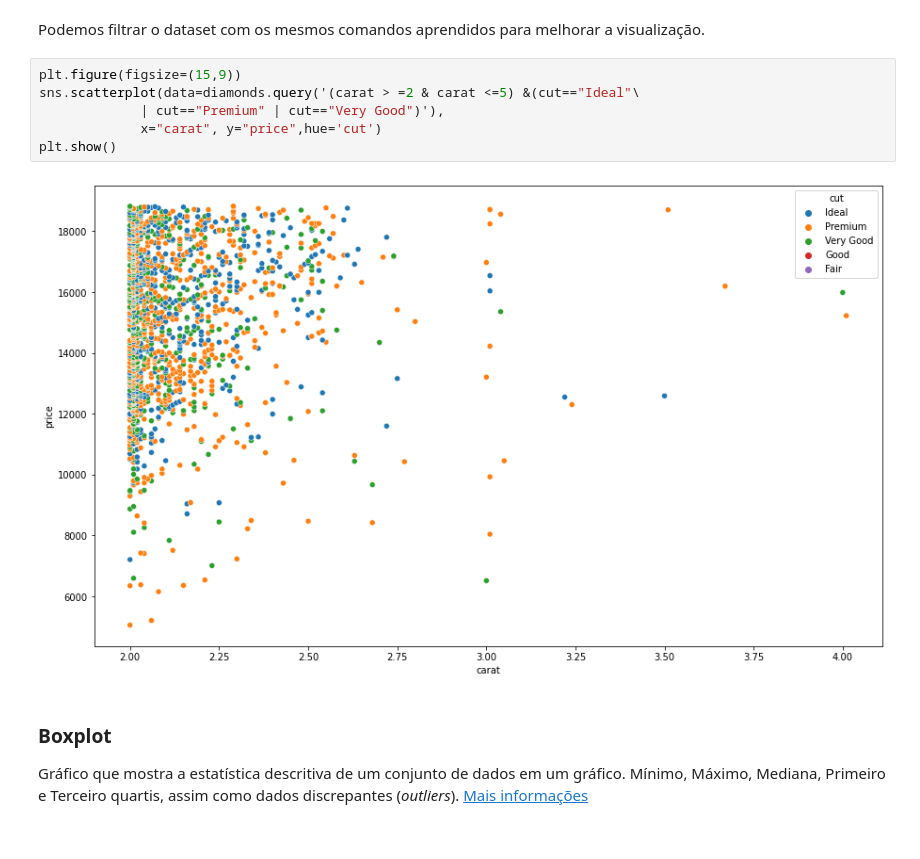
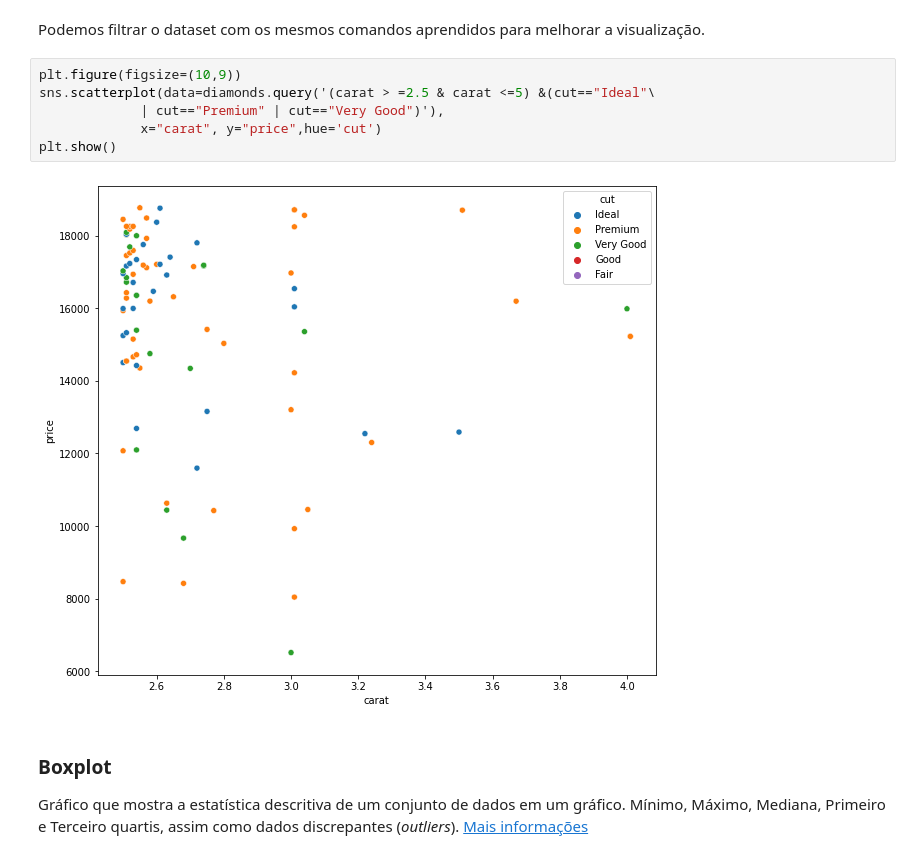
Before and after one commit to FilipeLima/Intro-Pandas, a Jupyter notebook: Workshop.ipynb, the cells around one changed output. Drawn from its saved outputs; the diff is of its cells as text.

```diff
--- a/Workshop.ipynb
+++ b/Workshop.ipynb
@@ -186,13 +466,13 @@ plt.show()
 # %% [markdown]
 Podemos filtrar o dataset com os mesmos comandos aprendidos para melhorar a visualização.
 # %%
-plt.figure(figsize=(15,9))
-sns.scatterplot(data=diamonds.query('(carat > =2 & carat <=5) &(cut=="Ideal"\
+plt.figure(figsize=(10,9))
+sns.scatterplot(data=diamonds.query('(carat > =2.5 & carat <=5) &(cut=="Ideal"\
              | cut=="Premium" | cut=="Very Good")'),
              x="carat", y="price",hue='cut')
 plt.show()
 # %% [output]
-[figure, old version]
+[figure, new version]
 # %% [markdown]
 ### **Boxplot**
 
```
Also changed, not shown: parts of 29 cells of this notebook.
